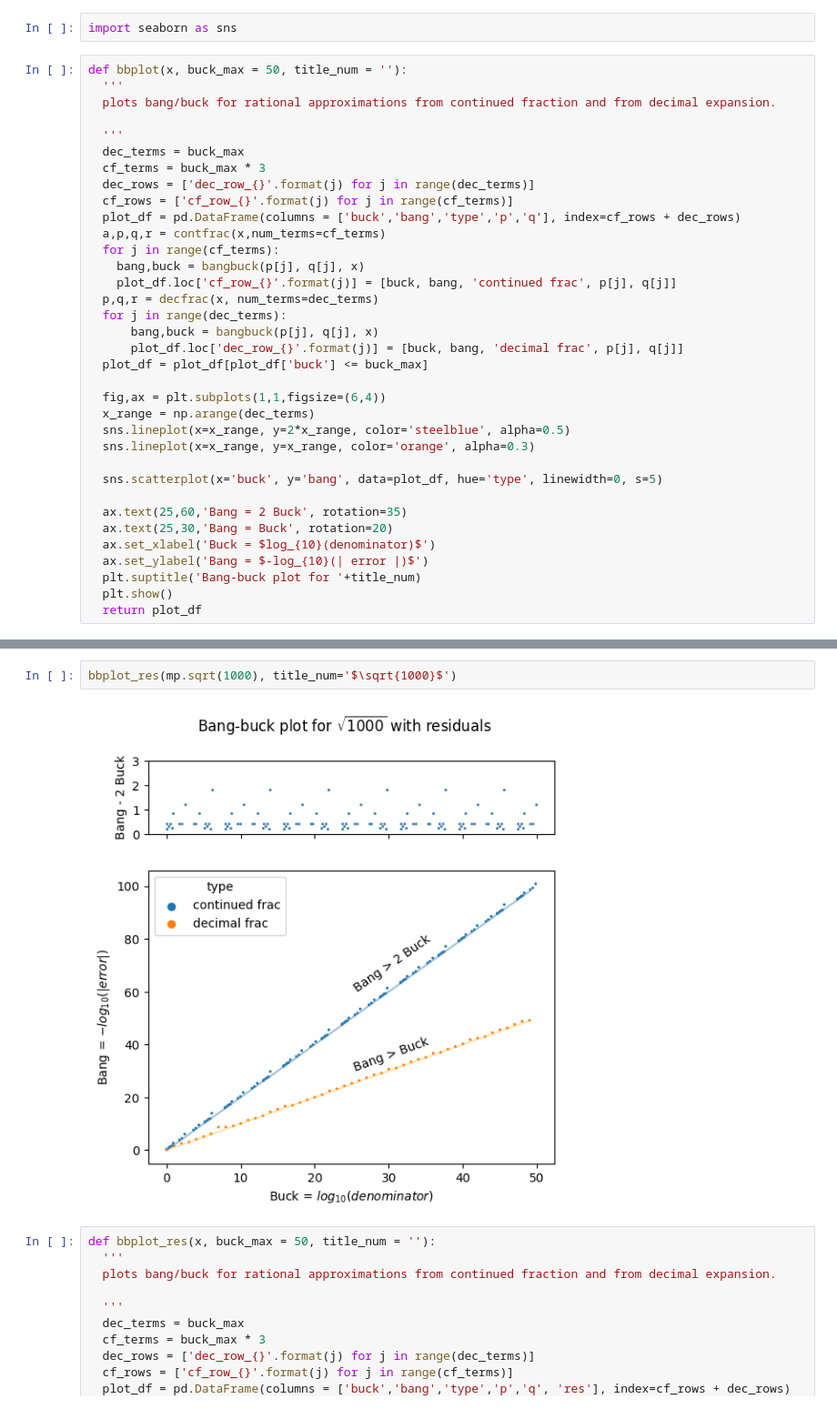
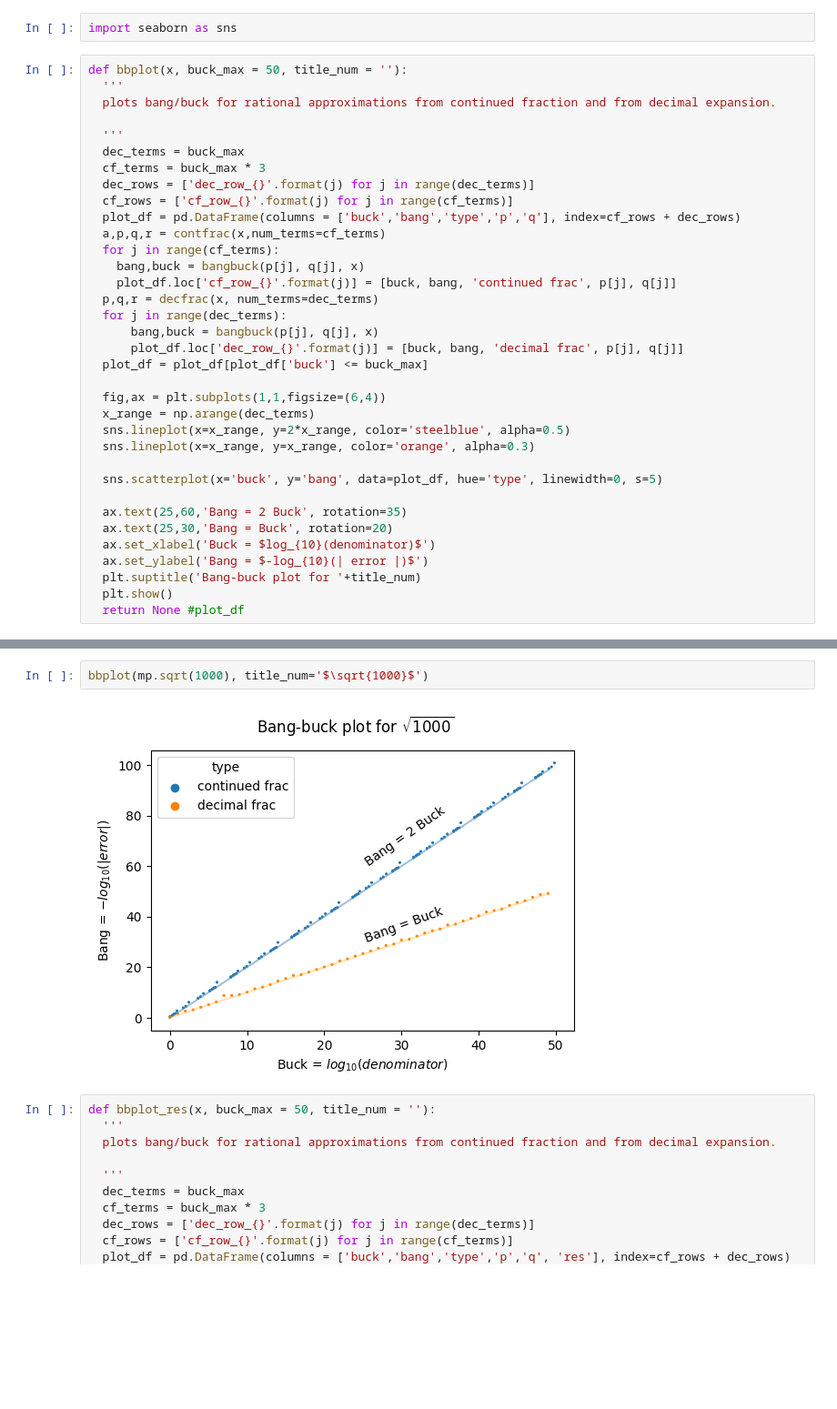
Before and after one commit to MartyWeissman/MiscMath, a Jupyter notebook: DiophApprox_BangBuck.ipynb, the cells around one changed output, grey strips where cells are left out. Shown: that part at 91% size. Cells and saved outputs as stored; diff of their text form; blank space fills up the shorter version.

```diff
--- a/DiophApprox_BangBuck.ipynb
+++ b/DiophApprox_BangBuck.ipynb
@@ -96,5 +96,5 @@ def bbplot(x, buck_max = 50, title_num = ''):
   ax.set_ylabel('Bang = $-log_{10}(| error |)$')
   plt.suptitle('Bang-buck plot for '+title_num)
   plt.show()
-  return plot_df
+  return None #plot_df
 # %%
@@ -113,7 +104,7 @@ Name: cf_row_45, dtype: object
 # %%
-bbplot_res(mp.sqrt(1000), title_num='$\sqrt{1000}$')
+bbplot(mp.sqrt(1000), title_num='$\sqrt{1000}$')
 # %% [output]
-[figure, old version]
+[figure, new version]
 # %%
 def bbplot_res(x, buck_max = 50, title_num = ''):
   '''
```
Also changed, not shown: parts of 2 cells of this notebook.
